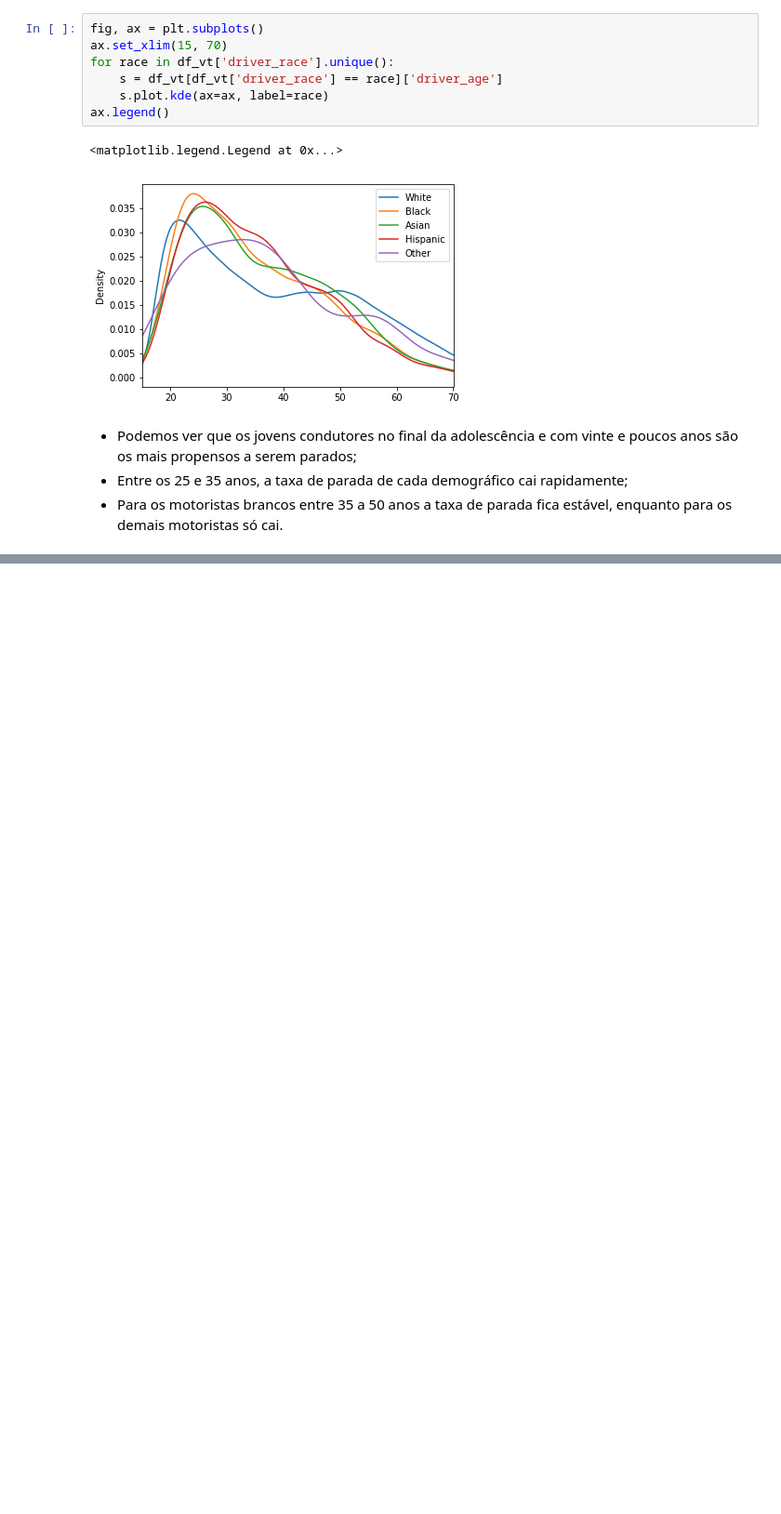
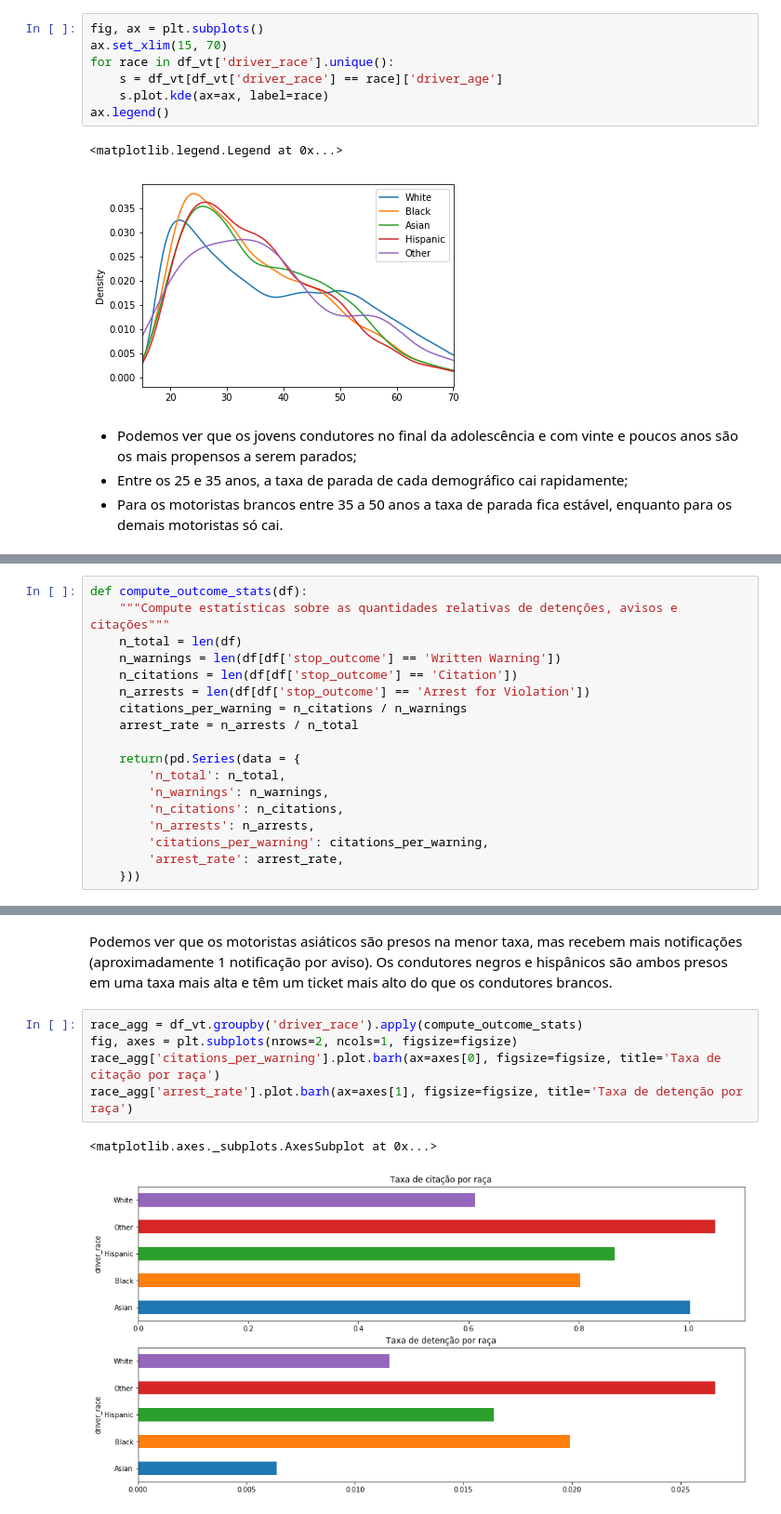
Before and after one commit to Igorth/exploring-US-policing-data-python, a Jupyter notebook: EXPLORING UNITED STATES POLICING DATA USING PYTHON.ipynb, the cells around one changed output, grey strips where cells are left out. Shown: that part at 93% size. Cells and saved outputs as stored; diff of their text form; blank space fills up the shorter version.

Commit message:
create helper function, breakdown by gender and race, visualization this data

```diff
--- a/EXPLORING UNITED STATES POLICING DATA USING PYTHON.ipynb
+++ b/EXPLORING UNITED STATES POLICING DATA USING PYTHON.ipynb
@@ -184,0 +194,18 @@ ax.legend()
+# %%
+def compute_outcome_stats(df):
+    """Compute estatísticas sobre as quantidades relativas de detenções, avisos e citações"""
+    n_total = len(df)
+    n_warnings = len(df[df['stop_outcome'] == 'Written Warning'])
+    n_citations = len(df[df['stop_outcome'] == 'Citation'])
+    n_arrests = len(df[df['stop_outcome'] == 'Arrest for Violation'])
+    citations_per_warning = n_citations / n_warnings
+    arrest_rate = n_arrests / n_total
+
+    return(pd.Series(data = {
+        'n_total': n_total,
+        'n_warnings': n_warnings,
+        'n_citations': n_citations,
+        'n_arrests': n_arrests,
+        'citations_per_warning': citations_per_warning,
+        'arrest_rate': arrest_rate,
+    }))
@@ -184,0 +249,10 @@ ax.legend()
+# %% [markdown]
+Podemos ver que os motoristas asiáticos são presos na menor taxa, mas recebem mais notificações (aproximadamente 1 notificação por aviso). Os condutores negros e hispânicos são ambos presos em uma taxa mais alta e têm um ticket mais alto do que os condutores brancos.
+# %%
+race_agg = df_vt.groupby('driver_race').apply(compute_outcome_stats)
+fig, axes = plt.subplots(nrows=2, ncols=1, figsize=figsize)
+race_agg['citations_per_warning'].plot.barh(ax=axes[0], figsize=figsize, title='Taxa de citação por raça')
+race_agg['arrest_rate'].plot.barh(ax=axes[1], figsize=figsize, title='Taxa de detenção por raça')
+# %% [output]
+<matplotlib.axes._subplots.AxesSubplot at 0x...>
+[figure, added]
```
Also changed, not shown: parts of 11 cells of this notebook.
